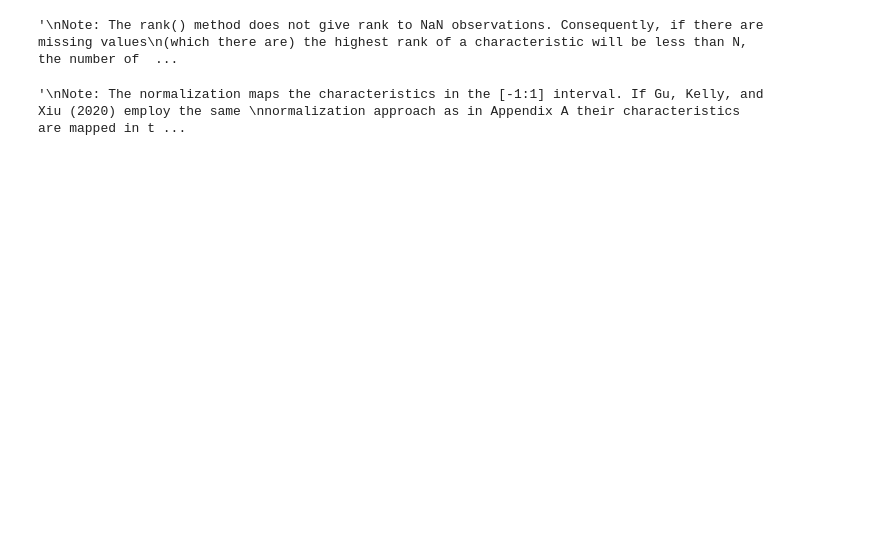
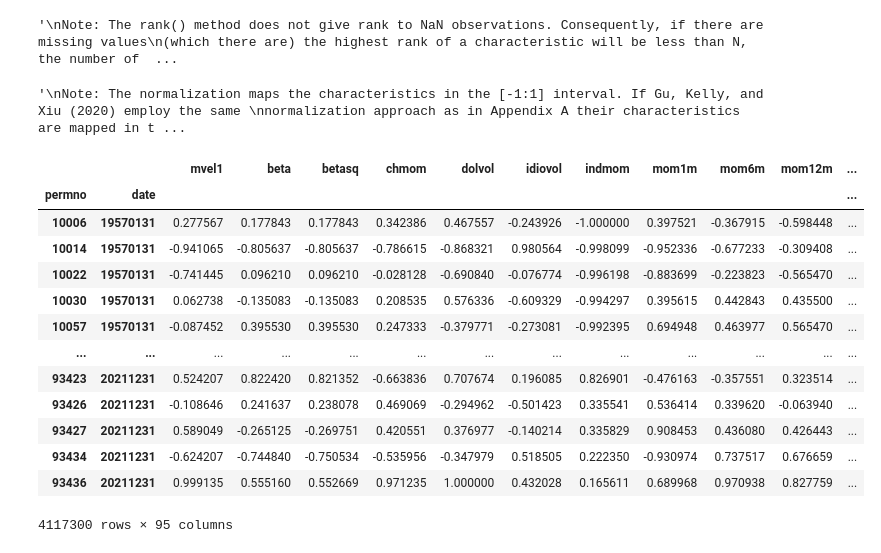
Before and after one commit to fikus44/Masters-Thesis, a Jupyter notebook: Data Processing .ipynb, the cells around one changed output. Drawn from its saved outputs; the diff is of its cells as text; code cells hidden in the pictures; blank space fills up the shorter version.

```diff
--- a/Data Processing .ipynb
+++ b/Data Processing .ipynb
@@ -133,0 +167,17 @@ tester.to_csv(os.path.dirname(os.getcwd()) + '\\tester.zip')
+# %%
+firm_data
+# %% [output]
+|  |  | mvel1 | beta | betasq | chmom | dolvol | idiovol | indmom | mom1m | mom6m | mom12m | ... |
+| permno | date |  |  |  |  |  |  |  |  |  |  | ... |
+| 10006 | 19570131 | 0.277567 | 0.177843 | 0.177843 | 0.342386 | 0.467557 | -0.243926 | -1.000000 | 0.397521 | -0.367915 | -0.598448 | ... |
+| 10014 | 19570131 | -0.941065 | -0.805637 | -0.805637 | -0.786615 | -0.868321 | 0.980564 | -0.998099 | -0.952336 | -0.677233 | -0.309408 | ... |
+| 10022 | 19570131 | -0.741445 | 0.096210 | 0.096210 | -0.028128 | -0.690840 | -0.076774 | -0.996198 | -0.883699 | -0.223823 | -0.565470 | ... |
+| 10030 | 19570131 | 0.062738 | -0.135083 | -0.135083 | 0.208535 | 0.576336 | -0.609329 | -0.994297 | 0.395615 | 0.442843 | 0.435500 | ... |
+| 10057 | 19570131 | -0.087452 | 0.395530 | 0.395530 | 0.247333 | -0.379771 | -0.273081 | -0.992395 | 0.694948 | 0.463977 | 0.565470 | ... |
+| ... | ... | ... | ... | ... | ... | ... | ... | ... | ... | ... | ... | ... |
+| 93423 | 20211231 | 0.524207 | 0.822420 | 0.821352 | -0.663836 | 0.707674 | 0.196085 | 0.826901 | -0.476163 | -0.357551 | 0.323514 | ... |
+| 93426 | 20211231 | -0.108646 | 0.241637 | 0.238078 | 0.469069 | -0.294962 | -0.501423 | 0.335541 | 0.536414 | 0.339620 | -0.063940 | ... |
+| 93427 | 20211231 | 0.589049 | -0.265125 | -0.269751 | 0.420551 | 0.376977 | -0.140214 | 0.335829 | 0.908453 | 0.436080 | 0.426443 | ... |
+| 93434 | 20211231 | -0.624207 | -0.744840 | -0.750534 | -0.535956 | -0.347979 | 0.518505 | 0.222350 | -0.930974 | 0.737517 | 0.676659 | ... |
+| 93436 | 20211231 | 0.999135 | 0.555160 | 0.552669 | 0.971235 | 1.000000 | 0.432028 | 0.165611 | 0.689968 | 0.970938 | 0.827759 | ... |
+4117300 rows × 95 columns
```
Also changed, not shown: parts of 10 cells of this notebook.
